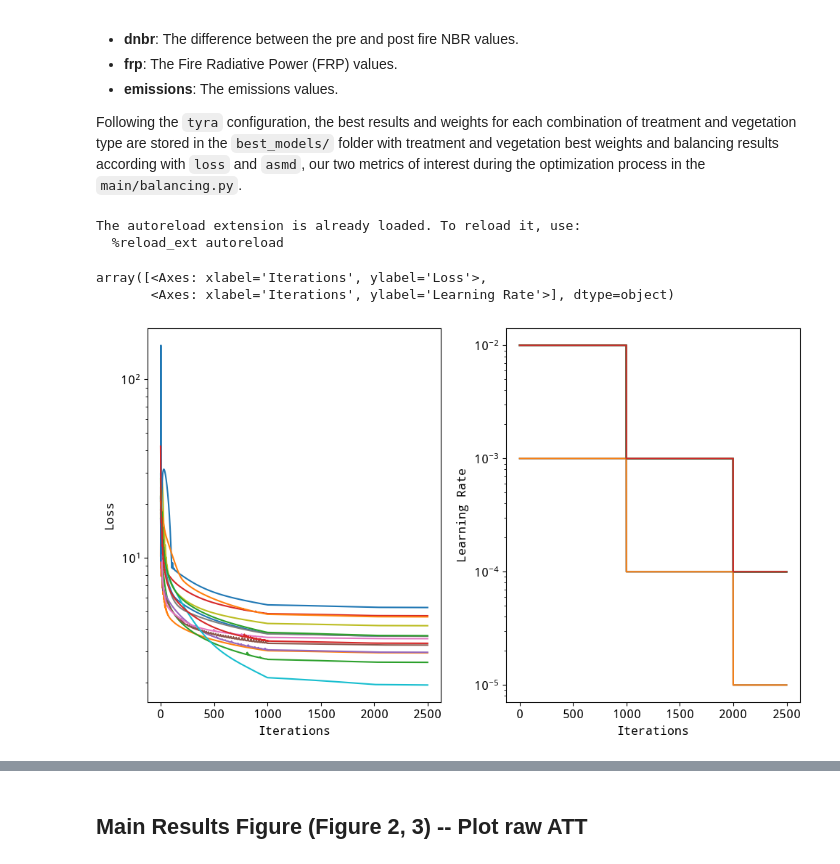
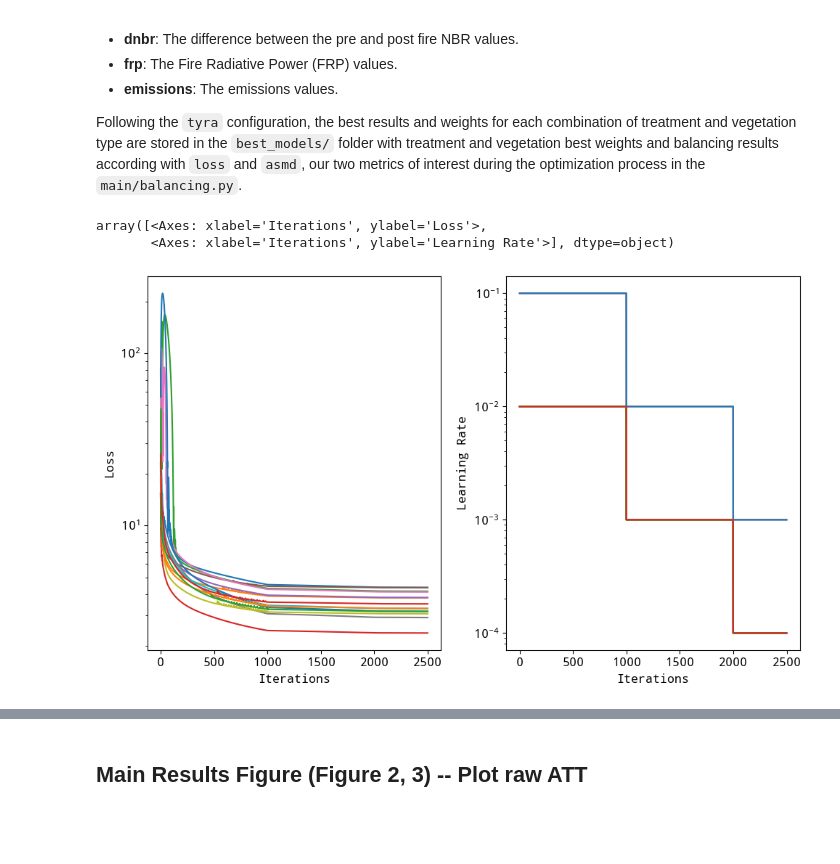
Before and after one commit to echolab-stanford/prescribed_fires, a Jupyter notebook: analysis/plot_results.ipynb, the cells around one changed output, grey strips where cells are left out. Cells and saved outputs as stored; diff of their text form; code cells hidden in the pictures; blank space fills up the shorter version.

```diff
--- a/analysis/plot_results.ipynb
+++ b/analysis/plot_results.ipynb
@@ -20,17 +20,12 @@ from matplotlib.colors import LogNorm, Normalize
 from mpl_toolkits.axes_grid1 import make_axes_locatable
 from prescribed.estimate.calculate_estimator import calculate_estimator
 from prescribed.plot import (
-    annotate_axes,
     plot_loss_check,
     plot_outcomes,
     plot_std_diffs,
-    plot_std_diffs_focal_year,
     template_plots,
 )
 from prescribed.utils import prepare_template
-# %% [output]
-The autoreload extension is already loaded. To reload it, use:
-  %reload_ext autoreload
 # %%
 # Set the font to be serif, rather than sans
 plt.rcParams["font.family"] = "Noto Mono"
@@ -138,10 +140,10 @@ land_type = gpd.GeoDataFrame(
 )
 # %%
 plot_loss_check(
-    path_to_losses="/mnt/sherlock/oak/prescribed_data/results/new_results/dnbr_gee_inmediate_treatment_conifers/loss",
-    best_model_path="../new_best_models_gee_inmediate/dnbr_treatment/best_model_loss.csv",
+    path_to_losses="/mnt/sherlock/oak/prescribed_data/results/new_results/mtbs_dnbr_inmediate_treatment_shrublands/loss",
+    best_model_path="../tyra/mtbs_treatments_results_inmediate/dnbr_treat_shrubs/best_model_loss.csv",
 )
 # %% [output]
 array([<Axes: xlabel='Iterations', ylabel='Loss'>,
        <Axes: xlabel='Iterations', ylabel='Learning Rate'>], dtype=object)
-[figure, old version]
+[figure, new version]
```
Also changed, not shown: parts of 9 cells of this notebook, 7 other files.
